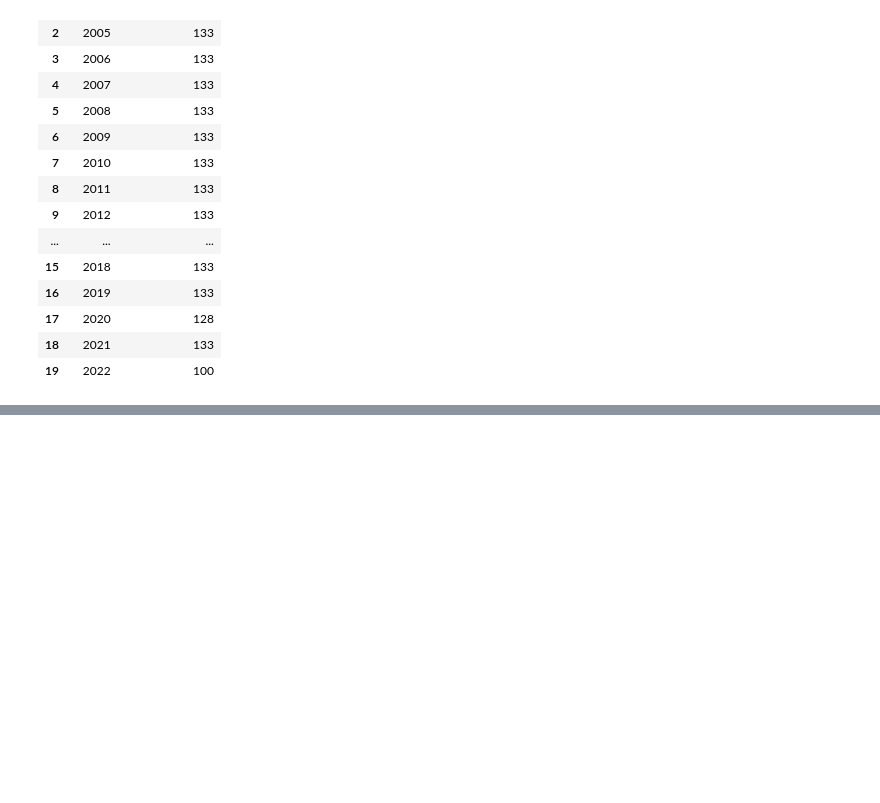
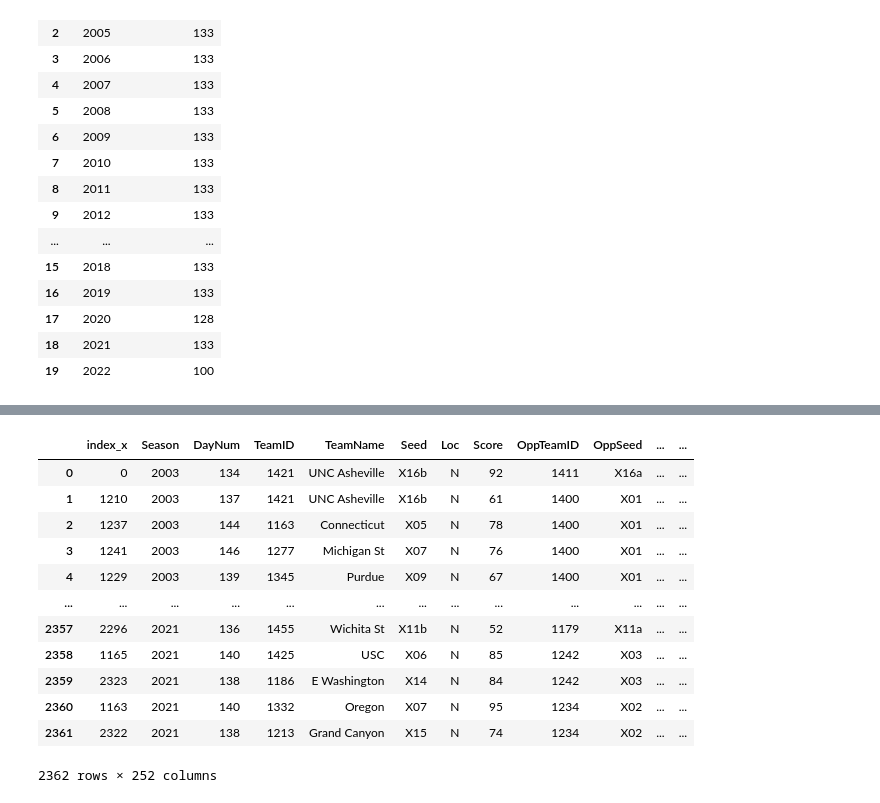
Before and after one commit to aruther11/march_madness_comp, a Jupyter notebook: exploration/eda_detailed.ipynb, the cells around one changed output, grey strips where cells are left out. Saved outputs shown, nothing was run; the diff lists cells and outputs as text; code cells hidden in the pictures; blank space fills up the shorter version.

```diff
--- a/exploration/eda_detailed.ipynb
+++ b/exploration/eda_detailed.ipynb
@@ -527,0 +688,26 @@ last_rankings_by_team_and_season_agg_df
+# %%
+team_season_stats_agg_with_rankings_df.columns = team_season_stats_agg_with_rankings_df.columns.map(''.join)
+# %%
+tourney_results_by_team_with_seeds_df.columns = tourney_results_by_team_with_seeds_df.columns.map(''.join)
+# %%
+
+
+add_team_season_features_to_tourney_results_by_team_df = tourney_results_by_team_with_seeds_df.merge(team_season_stats_agg_with_rankings_df,how = 'inner', on = ['TeamID','Season','TeamName'])
+# %%
+tourney_results_by_team_with_team_features_df = add_team_season_features_to_tourney_results_by_team_df.merge(team_season_stats_agg_with_rankings_df,how = 'inner', left_on = ['OppTeamID','Season','OppTeamName'], right_on = ['TeamID','Season','TeamName'],suffixes=['','_Opp'])
+# %%
+tourney_results_by_team_with_team_features_df
+# %% [output]
+|  | index_x | Season | DayNum | TeamID | TeamName | Seed | Loc | Score | OppTeamID | OppSeed | ... | ... |
+| 0 | 0 | 2003 | 134 | 1421 | UNC Asheville | X16b | N | 92 | 1411 | X16a | ... | ... |
+| 1 | 1210 | 2003 | 137 | 1421 | UNC Asheville | X16b | N | 61 | 1400 | X01 | ... | ... |
+| 2 | 1237 | 2003 | 144 | 1163 | Connecticut | X05 | N | 78 | 1400 | X01 | ... | ... |
+| 3 | 1241 | 2003 | 146 | 1277 | Michigan St | X07 | N | 76 | 1400 | X01 | ... | ... |
+| 4 | 1229 | 2003 | 139 | 1345 | Purdue | X09 | N | 67 | 1400 | X01 | ... | ... |
+| ... | ... | ... | ... | ... | ... | ... | ... | ... | ... | ... | ... | ... |
+| 2357 | 2296 | 2021 | 136 | 1455 | Wichita St | X11b | N | 52 | 1179 | X11a | ... | ... |
+| 2358 | 1165 | 2021 | 140 | 1425 | USC | X06 | N | 85 | 1242 | X03 | ... | ... |
+| 2359 | 2323 | 2021 | 138 | 1186 | E Washington | X14 | N | 84 | 1242 | X03 | ... | ... |
+| 2360 | 1163 | 2021 | 140 | 1332 | Oregon | X07 | N | 95 | 1234 | X02 | ... | ... |
+| 2361 | 2322 | 2021 | 138 | 1213 | Grand Canyon | X15 | N | 74 | 1234 | X02 | ... | ... |
+2362 rows × 252 columns
```
Also changed, not shown: parts of 13 cells of this notebook.
